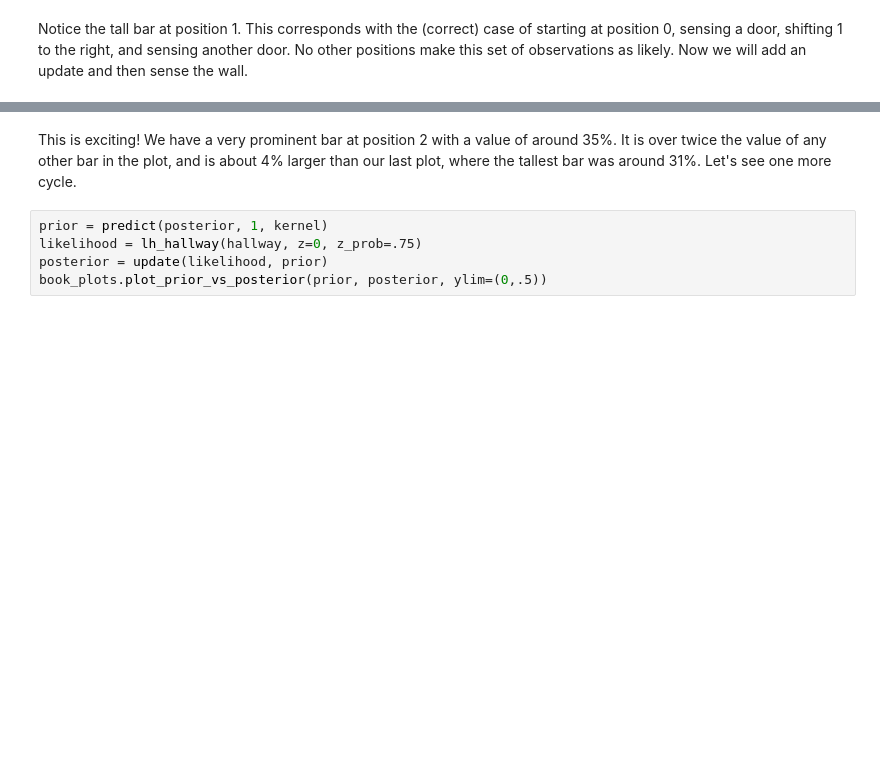
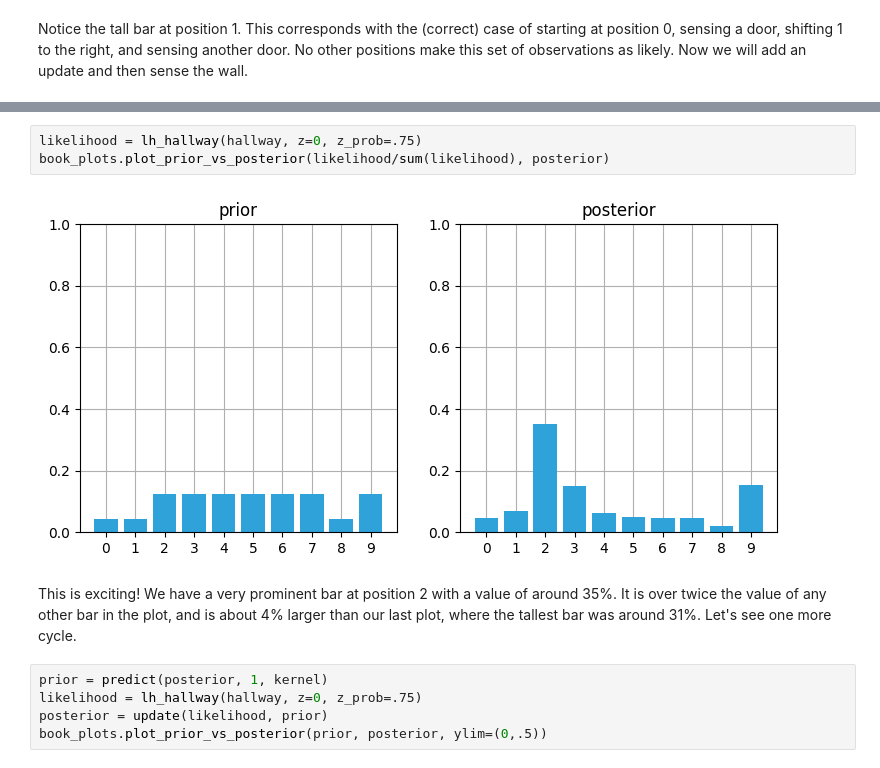
Before and after one commit to Horizon-42/Kalman-and-Bayesian-Filters-in-Python, a Jupyter notebook: 02-Discrete-Bayes.ipynb, the cells around one changed output, grey strips where cells are left out. Drawn from its saved outputs; the diff is of its cells as text; blank space fills up the shorter version.

```diff
--- a/02-Discrete-Bayes.ipynb
+++ b/02-Discrete-Bayes.ipynb
@@ -519,6 +519,11 @@ posterior = update(likelihood, prior)
 book_plots.plot_prior_vs_posterior(prior, posterior, ylim=(0,.5))
 # %% [output]
 [figure]
+# %%
+likelihood = lh_hallway(hallway, z=0, z_prob=.75)
+book_plots.plot_prior_vs_posterior(likelihood/sum(likelihood), posterior)
+# %% [output]
+[figure, added]
 # %% [markdown]
 This is exciting! We have a very prominent bar at position 2 with a value of around 35%. It is over twice the value of any other bar in the plot, and is about 4% larger than our last plot, where the tallest bar was around 31%. Let's see one more cycle.
 # %%
```
Also changed, not shown: parts of 7 cells of this notebook.
